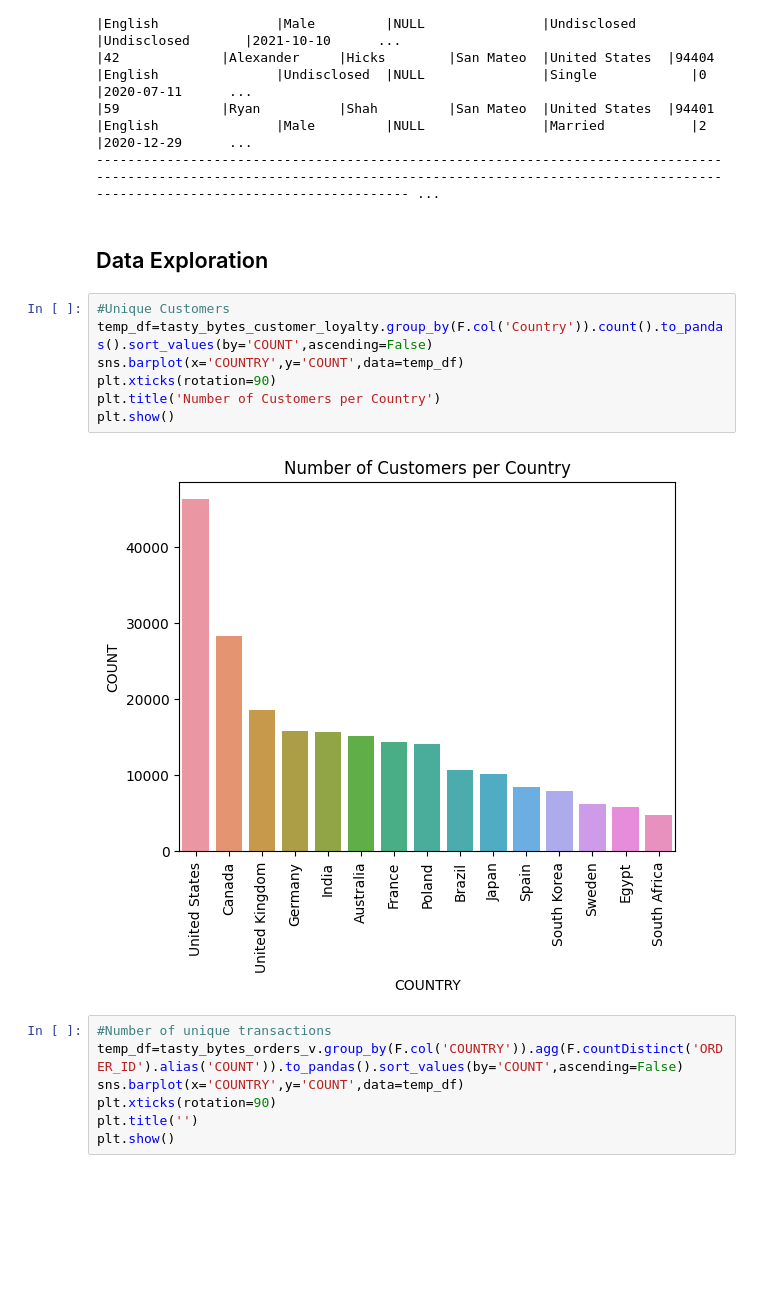
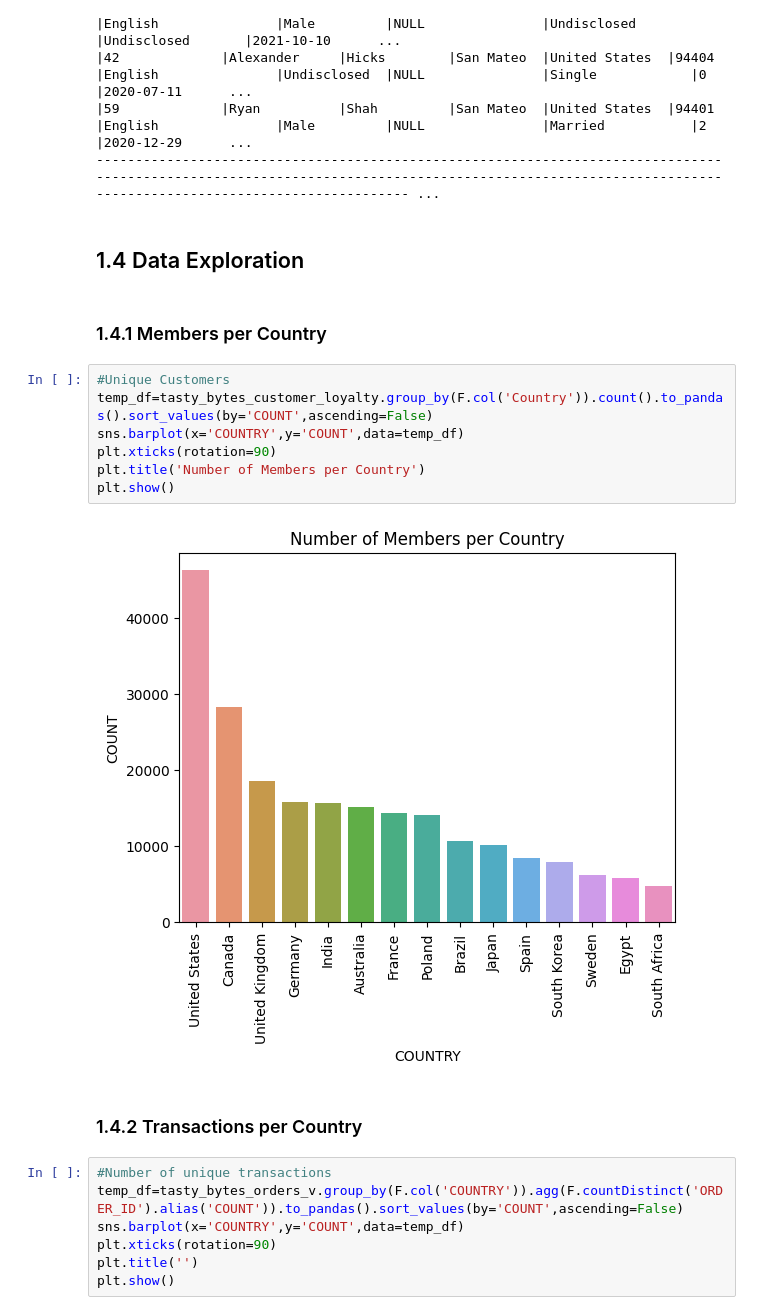
Before and after one commit to R-otato/Tasty_Insights, a Jupyter notebook: MachineLearning.ipynb, the cells around one changed output. Cells and saved outputs as stored; diff of their text form; blank space fills up the shorter version.

```diff
--- a/MachineLearning.ipynb
+++ b/MachineLearning.ipynb
@@ -103,16 +105,20 @@ tasty_bytes_customer_loyalty.show()
 |59             |Ryan          |Shah         |San Mateo  |United States  |94401          |English               |Male         |NULL               |Married           |2                 |2020-12-29      ...
 -------------------------------------------------------------------------------------------------------------------------------------------------------------------------------------------------------- ...
 # %% [markdown]
-## Data Exploration
+## 1.4 Data Exploration
+# %% [markdown]
+### 1.4.1 Members per Country
 # %%
 #Unique Customers
 temp_df=tasty_bytes_customer_loyalty.group_by(F.col('Country')).count().to_pandas().sort_values(by='COUNT',ascending=False)
 sns.barplot(x='COUNTRY',y='COUNT',data=temp_df)
 plt.xticks(rotation=90)
-plt.title('Number of Customers per Country')
+plt.title('Number of Members per Country')
 plt.show()
 # %% [output]
-[figure, old version]
+[figure, new version]
+# %% [markdown]
+### 1.4.2 Transactions per Country
 # %%
 #Number of unique transactions
 temp_df=tasty_bytes_orders_v.group_by(F.col('COUNTRY')).agg(F.countDistinct('ORDER_ID').alias('COUNT')).to_pandas().sort_values(by='COUNT',ascending=False)
```
Also changed, not shown: parts of 72 cells of this notebook.
